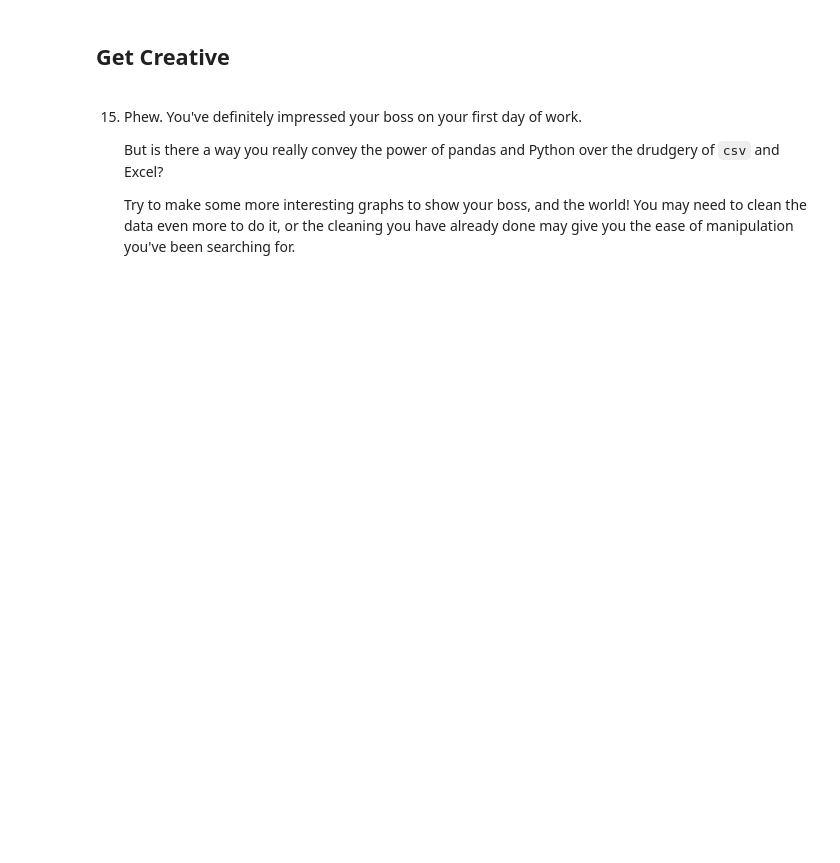
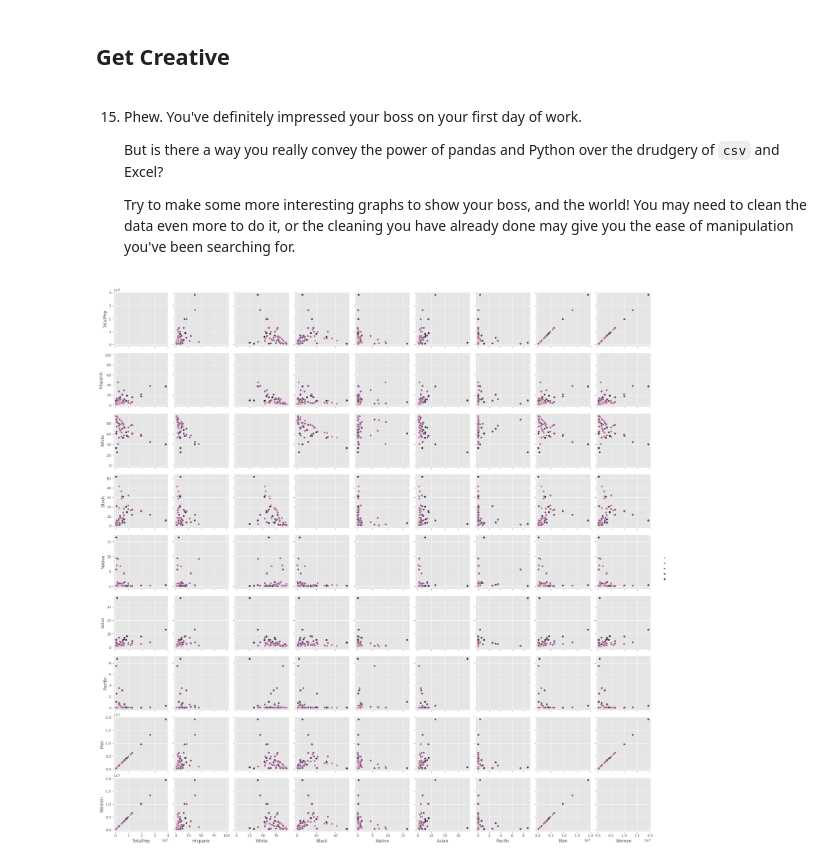
Before and after one commit to N1ch0l4sM/Cleaning-US-Census-Data, a Jupyter notebook: Cleaning US Census Data.ipynb, the cells around one changed output. Saved outputs shown, nothing was run; the diff lists cells and outputs as text; code cells hidden in the pictures; blank space fills up the shorter version.

```diff
--- a/Cleaning US Census Data.ipynb
+++ b/Cleaning US Census Data.ipynb
@@ -262,3 +305,8 @@ for race in ['Hispanic', 'White', 'Black', 'Native', 'Asian', 'Pacific']:
     But is there a way you really convey the power of pandas and Python over the drudgery of `csv` and Excel?
 
     Try to make some more interesting graphs to show your boss, and the world! You may need to clean the data even more to do it, or the cleaning you have already done may give you the ease of manipulation you've been searching for.
+# %%
+sns.pairplot(df, hue = 'Income')
+plt.show()
+# %% [output]
+[figure, added]
```
Also changed, not shown: parts of 11 cells of this notebook, 7 other files.
